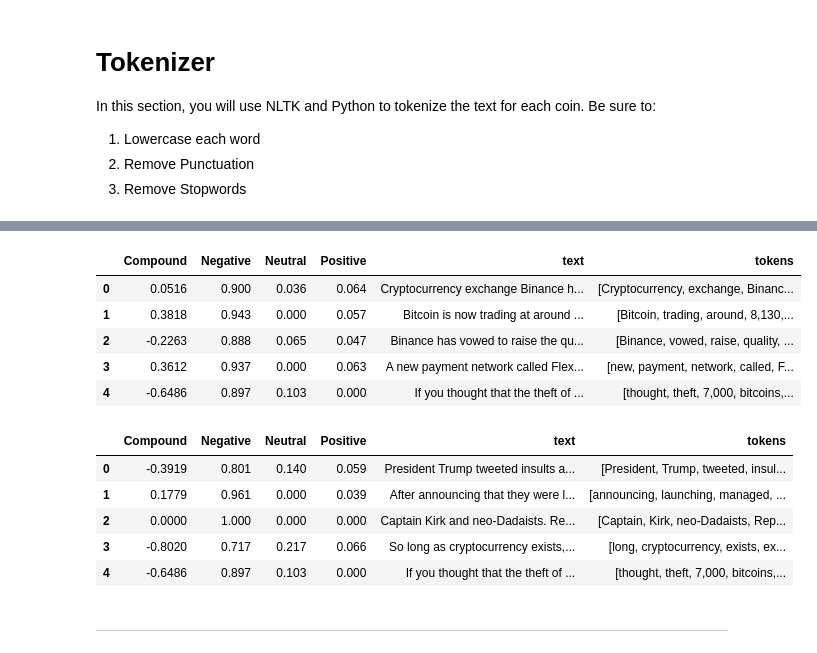
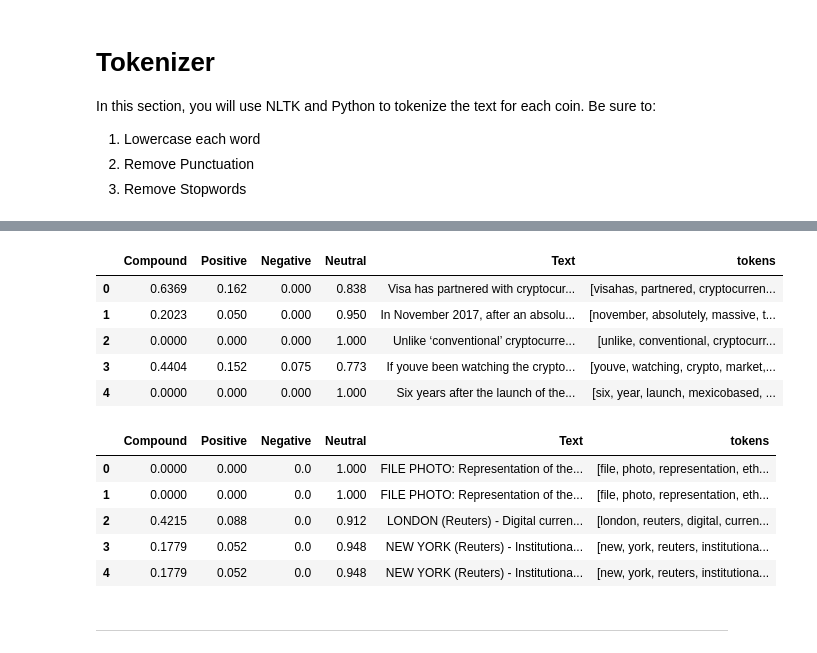
Before and after one commit to CFA-Fintech/Tales-from-the-Crypto, a Jupyter notebook: Starter_Code/crypto_sentiment.ipynb, the cells around one changed output, grey strips where cells are left out. Cells and saved outputs as stored; diff of their text form; code cells hidden in the pictures.

```diff
--- a/Starter_Code/crypto_sentiment.ipynb
+++ b/Starter_Code/crypto_sentiment.ipynb
@@ -18 +24,7 @@ analyzer = SentimentIntensityAnalyzer()
 %matplotlib inline
+# %%
+# Download/Update the VADER Lexicon
+nltk.download('vader_lexicon')
+
+# Initialize the VADER sentiment analyzer
+analyzer = SentimentIntensityAnalyzer()
@@ -147,18 +236,0 @@ sw_addon = {"''", 'and','...','such', 'thus',"n't", "-", '""','_','upon','for','
-# %%
-# Complete the tokenizer function
-def tokenizer(text):
-    """Tokenizes text."""
-    # Create a list of the words
-    lemmatizer = WordNetLemmatizer()
-    sw = set(stopwords.words('english'))
-    # Convert the words to lowercase
-    tokens = [word.lower() for word in lem if word.lower() not in stop]
-    # Remove the punctuation
-    regex = re.compile("[^a-zA-Z ]")
-    re_clean = regex.sub('', Text)
-    words = word_tokenize(re_clean)
-    # Remove the stop words
-    stop = set(sw.union(sw_addon))
-    # Lemmatize Words into root words
-    lem = [lemmatizer.lemmatize(word) for word in words]
-    return tokens
@@ -165,25 +239,37 @@ def tokenizer(text):
+# %%
+# Complete the tokenizer function- stopwords, punctuations, lower-case
+def tokenizer(text):
+    sw= set(stopwords.words('english'))
+    regex= re.compile("[^a-zA-Z ]")
+
+    re_clean = regex.sub('', str(text))
+    words= word_tokenize(re_clean)
+    lem=[lemmatizer.lemmatize(word) for word in words]
+    tokens= [word.lower() for word in lem if word.lower() not in sw ]
+
+    return tokens
 # %%
 # Create a new tokens column for bitcoin
-bitcoin_articles["Tokens"] = bitcoin_articles['Text'].apply(tokenizer)
-bitcoin_articles.head()
+Bitcoin_df["tokens"] = Bitcoin_df.Text.apply(tokenizer)
+Bitcoin_df.head()
 # %% [output]
-|  | Compound | Negative | Neutral | Positive | text | tokens |
-| 0 | 0.0516 | 0.900 | 0.036 | 0.064 | Cryptocurrency exchange Binance h... | [Cryptocurrency, exchange, Binanc... |
-| 1 | 0.3818 | 0.943 | 0.000 | 0.057 | Bitcoin is now trading at around ... | [Bitcoin, trading, around, 8,130,... |
-| 2 | -0.2263 | 0.888 | 0.065 | 0.047 | Binance has vowed to raise the qu... | [Binance, vowed, raise, quality, ... |
-| 3 | 0.3612 | 0.937 | 0.000 | 0.063 | A new payment network called Flex... | [new, payment, network, called, F... |
-| 4 | -0.6486 | 0.897 | 0.103 | 0.000 | If you thought that the theft of ... | [thought, theft, 7,000, bitcoins,... |
+|  | Compound | Positive | Negative | Neutral | Text | tokens |
+| 0 | 0.6369 | 0.162 | 0.000 | 0.838 | Visa has partnered with cryptocur... | [visahas, partnered, cryptocurren... |
+| 1 | 0.2023 | 0.050 | 0.000 | 0.950 | In November 2017, after an absolu... | [november, absolutely, massive, t... |
+| 2 | 0.0000 | 0.000 | 0.000 | 1.000 | Unlike ‘conventional’ cryptocurre... | [unlike, conventional, cryptocurr... |
+| 3 | 0.4404 | 0.152 | 0.075 | 0.773 | If youve been watching the crypto... | [youve, watching, crypto, market,... |
+| 4 | 0.0000 | 0.000 | 0.000 | 1.000 | Six years after the launch of the... | [six, year, launch, mexicobased, ... |
 # %%
 # Create a new tokens column for ethereum
-ethereum_articles["Tokens"] = ethereum_articles['Text'].apply(tokenizer)
-ethereum_articles.head()
+Ethereum_df["tokens"] = Ethereum_df.Text.apply(tokenizer)
+Ethereum_df.head()
 # %% [output]
-|  | Compound | Negative | Neutral | Positive | text | tokens |
-| 0 | -0.3919 | 0.801 | 0.140 | 0.059 | President Trump tweeted insults a... | [President, Trump, tweeted, insul... |
-| 1 | 0.1779 | 0.961 | 0.000 | 0.039 | After announcing that they were l... | [announcing, launching, managed, ... |
-| 2 | 0.0000 | 1.000 | 0.000 | 0.000 | Captain Kirk and neo-Dadaists. Re... | [Captain, Kirk, neo-Dadaists, Rep... |
-| 3 | -0.8020 | 0.717 | 0.217 | 0.066 | So long as cryptocurrency exists,... | [long, cryptocurrency, exists, ex... |
-| 4 | -0.6486 | 0.897 | 0.103 | 0.000 | If you thought that the theft of ... | [thought, theft, 7,000, bitcoins,... |
+|  | Compound | Positive | Negative | Neutral | Text | tokens |
+| 0 | 0.0000 | 0.000 | 0.0 | 1.000 | FILE PHOTO: Representation of the... | [file, photo, representation, eth... |
+| 1 | 0.0000 | 0.000 | 0.0 | 1.000 | FILE PHOTO: Representation of the... | [file, photo, representation, eth... |
+| 2 | 0.4215 | 0.088 | 0.0 | 0.912 | LONDON (Reuters) - Digital curren... | [london, reuters, digital, curren... |
+| 3 | 0.1779 | 0.052 | 0.0 | 0.948 | NEW YORK (Reuters) - Institutiona... | [new, york, reuters, institutiona... |
+| 4 | 0.1779 | 0.052 | 0.0 | 0.948 | NEW YORK (Reuters) - Institutiona... | [new, york, reuters, institutiona... |
 # %% [markdown]
 ---
 # %% [markdown]
```
Also changed, not shown: parts of 35 cells of this notebook.
